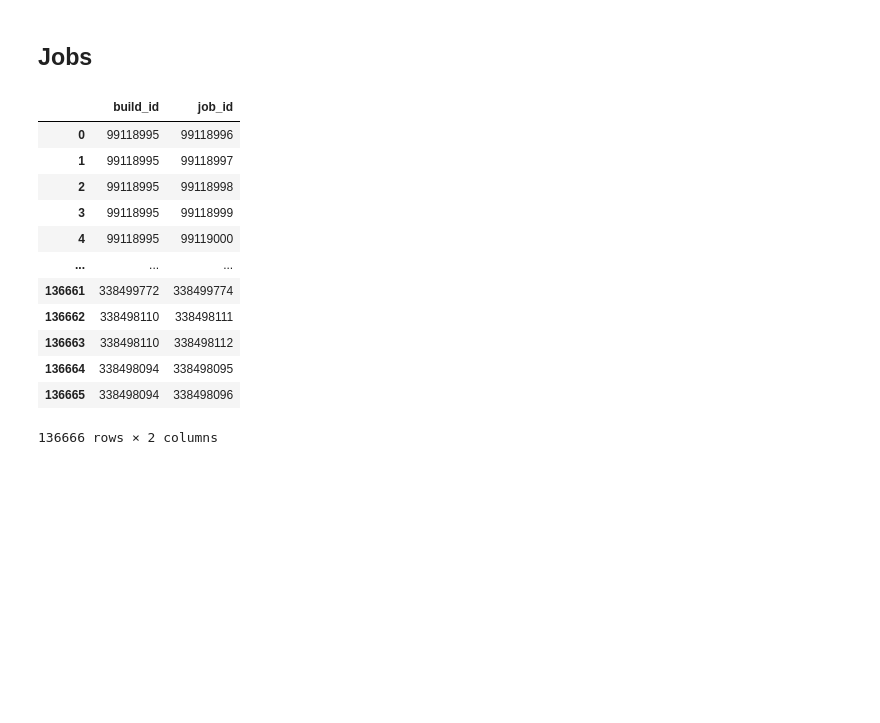
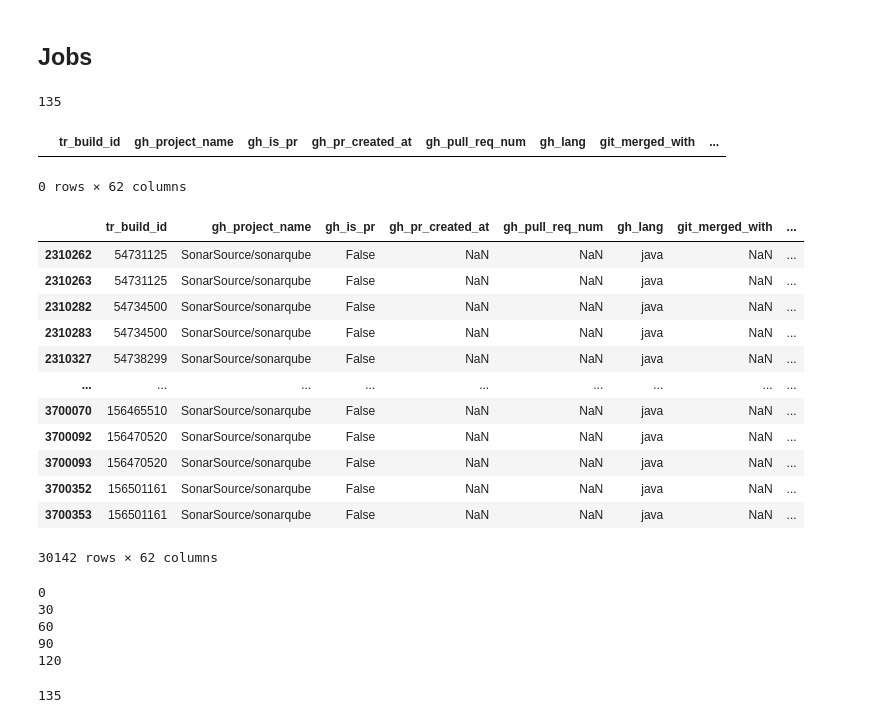
Before and after one commit to IncioMan/Continuous-Integration-metrics-for-post-release-bugs-prediction, a Jupyter notebook: Travis_analysis.ipynb, the cells around one changed output. Cells and saved outputs as stored; diff of their text form; code cells hidden in the pictures; blank space fills up the shorter version.

Commit message:
builds missing?

```diff
--- a/Travis_analysis.ipynb
+++ b/Travis_analysis.ipynb
@@ -39,7 +39,7 @@ Index(['tr_build_id', 'gh_project_name', 'gh_is_pr', 'gh_pr_created_at',
        'build_successful'],
       dtype='object')
 # %%
-df = pd.read_csv(f"{folder}travis_projects.csv", index_col=0)
+df = pd.read_csv(f"{folder}/travis_projects.csv", index_col=0)
 df
 # %% [output]
 |  | tr_build_id | gh_project_name | gh_is_pr | gh_pr_created_at | gh_pull_req_num | gh_lang | git_merged_with | ... |
@@ -485,18 +455,29 @@ for v3_file in v3_files:
             for job in build["jobs"]:
                 job_tuples.append((build["id"], job["id"]))
 # %%
-pd.DataFrame(job_tuples, columns = ["build_id", "job_id"])
+jobsDf = pd.DataFrame(job_tuples, columns = ["build_id", "job_id"])
-# %% [output]
-|  | build_id | job_id |
-| 0 | 99118995 | 99118996 |
-| 1 | 99118995 | 99118997 |
-| 2 | 99118995 | 99118998 |
-| 3 | 99118995 | 99118999 |
-| 4 | 99118995 | 99119000 |
-| ... | ... | ... |
-| 136661 | 338499772 | 338499774 |
-| 136662 | 338498110 | 338498111 |
-| 136663 | 338498110 | 338498112 |
-| 136664 | 338498094 | 338498095 |
-| 136665 | 338498094 | 338498096 |
-136666 rows × 2 columns
+# %%
+len(set(jobIds)-(set(jobsDf.job_id.unique())))
+# %% [output]
+135
+# %%
+project_df[project_df.tr_build_number == "12166"]
+# %% [output]
+|  | tr_build_id | gh_project_name | gh_is_pr | gh_pr_created_at | gh_pull_req_num | gh_lang | git_merged_with | ... |
+0 rows × 62 columns
+# %%
+project_df
+# %% [output]
+|  | tr_build_id | gh_project_name | gh_is_pr | gh_pr_created_at | gh_pull_req_num | gh_lang | git_merged_with | ... |
+| 2310262 | 54731125 | SonarSource/sonarqube | False | NaN | NaN | java | NaN | ... |
+| 2310263 | 54731125 | SonarSource/sonarqube | False | NaN | NaN | java | NaN | ... |
+| 2310282 | 54734500 | SonarSource/sonarqube | False | NaN | NaN | java | NaN | ... |
+| 2310283 | 54734500 | SonarSource/sonarqube | False | NaN | NaN | java | NaN | ... |
+| 2310327 | 54738299 | SonarSource/sonarqube | False | NaN | NaN | java | NaN | ... |
+| ... | ... | ... | ... | ... | ... | ... | ... | ... |
+| 3700070 | 156465510 | SonarSource/sonarqube | False | NaN | NaN | java | NaN | ... |
+| 3700092 | 156470520 | SonarSource/sonarqube | False | NaN | NaN | java | NaN | ... |
+| 3700093 | 156470520 | SonarSource/sonarqube | False | NaN | NaN | java | NaN | ... |
+| 3700352 | 156501161 | SonarSource/sonarqube | False | NaN | NaN | java | NaN | ... |
+| 3700353 | 156501161 | SonarSource/sonarqube | False | NaN | NaN | java | NaN | ... |
+30142 rows × 62 columns
@@ -502,0 +486,16 @@ pd.DataFrame(job_tuples, columns = ["build_id", "job_id"])
+# %%
+bs = []
+for i,jobid in enumerate(set(jobIds)-(set(jobsDf.job_id.unique()))):
+    if i%30==0:
+        print(i)
+    bs.append(travis.get_build(travis.get_job(jobid)["build"]["id"]))
+# %% [output]
+0
+30
+60
+90
+120
+# %%
+len(bs)
+# %% [output]
+135
```
Also changed, not shown: parts of 6 cells of this notebook, 3 other files.
